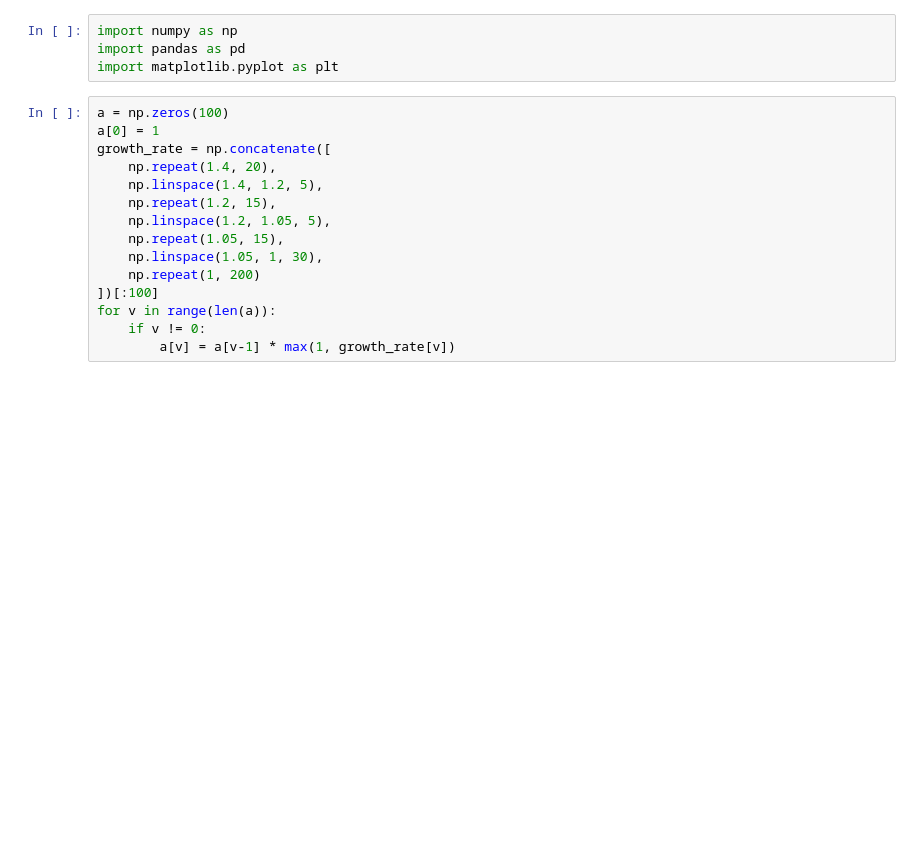
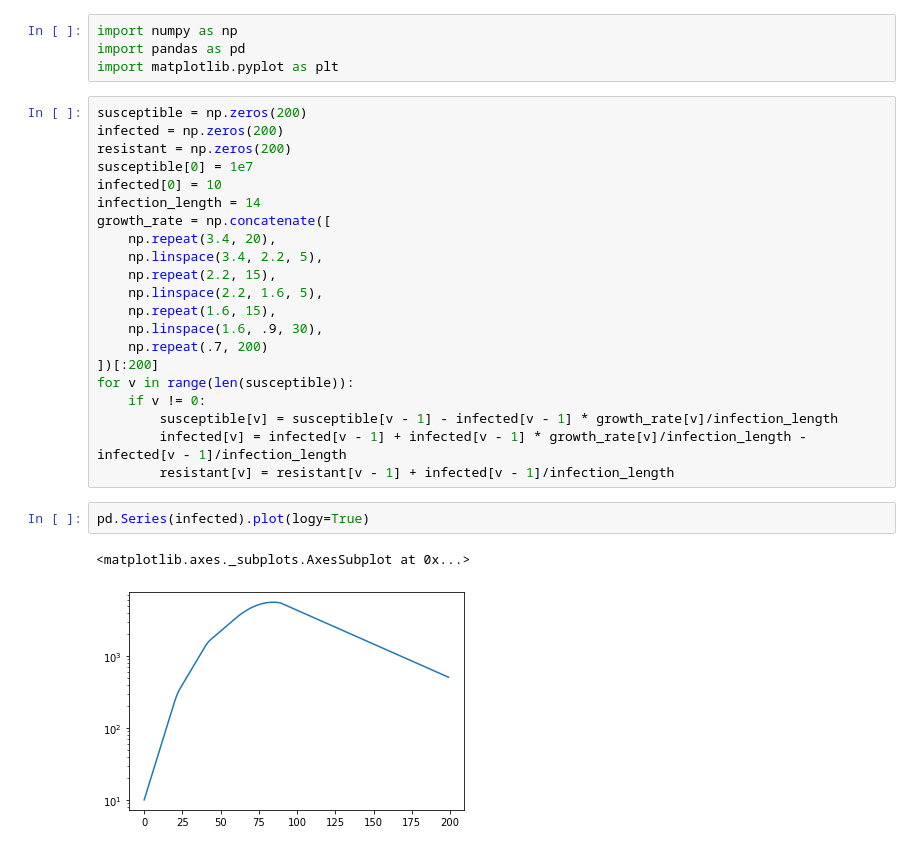
Before and after one commit to epi-center/planning, a Jupyter notebook: communication/growth_rate_dips.ipynb, the cells around one changed output. Cells and saved outputs as stored; diff of their text form; blank space fills up the shorter version.

```diff
--- a/communication/growth_rate_dips.ipynb
+++ b/communication/growth_rate_dips.ipynb
@@ -3,20 +3,31 @@ import numpy as np
 import pandas as pd
 import matplotlib.pyplot as plt
 # %%
-a = np.zeros(100)
-a[0] = 1
+susceptible = np.zeros(200)
+infected = np.zeros(200)
+resistant = np.zeros(200)
+susceptible[0] = 1e7
+infected[0] = 10
+infection_length = 14
 growth_rate = np.concatenate([
-    np.repeat(1.4, 20),
-    np.linspace(1.4, 1.2, 5),
-    np.repeat(1.2, 15),
-    np.linspace(1.2, 1.05, 5),
-    np.repeat(1.05, 15),
-    np.linspace(1.05, 1, 30),
-    np.repeat(1, 200)
-])[:100]
-for v in range(len(a)):
+    np.repeat(3.4, 20),
+    np.linspace(3.4, 2.2, 5),
+    np.repeat(2.2, 15),
+    np.linspace(2.2, 1.6, 5),
+    np.repeat(1.6, 15),
+    np.linspace(1.6, .9, 30),
+    np.repeat(.7, 200)
+])[:200]
+for v in range(len(susceptible)):
     if v != 0:
-        a[v] = a[v-1] * max(1, growth_rate[v])
+        susceptible[v] = susceptible[v - 1] - infected[v - 1] * growth_rate[v]/infection_length
+        infected[v] = infected[v - 1] + infected[v - 1] * growth_rate[v]/infection_length - infected[v - 1]/infection_length
+        resistant[v] = resistant[v - 1] + infected[v - 1]/infection_length
+# %%
+pd.Series(infected).plot(logy=True)
+# %% [output]
+<matplotlib.axes._subplots.AxesSubplot at 0x...>
+[figure, added]
 # %%
 fig, (ax1, ax3) = plt.subplots(1,2, figsize=(16, 9))
 color = 'tab:red'
```
Also changed, not shown: parts of 7 cells of this notebook.
